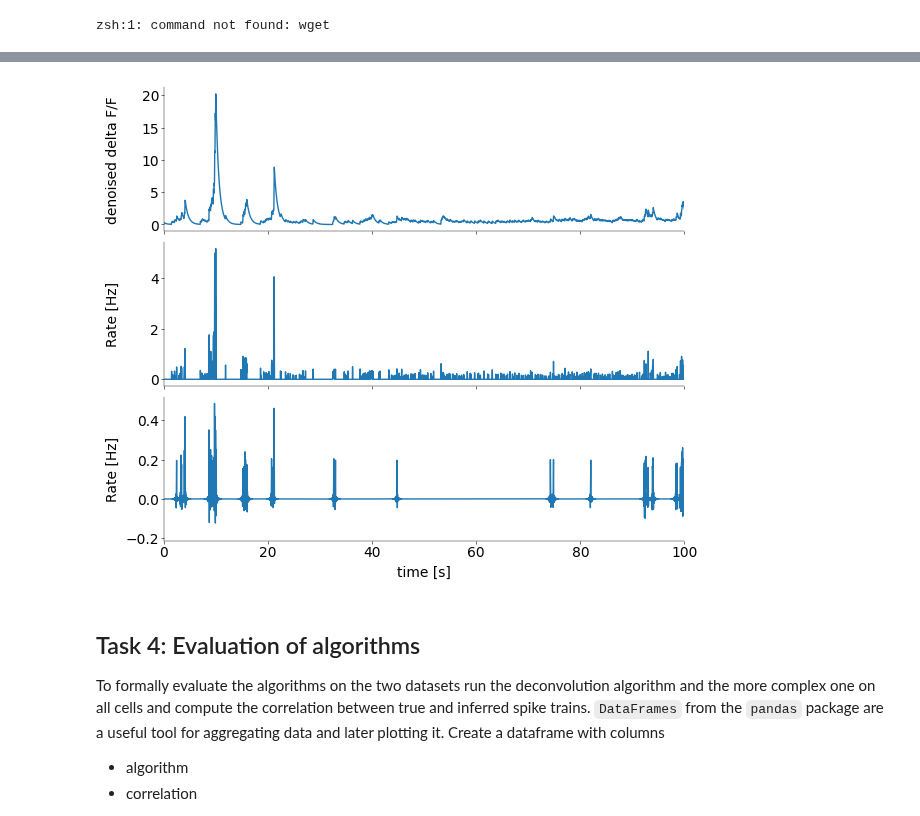
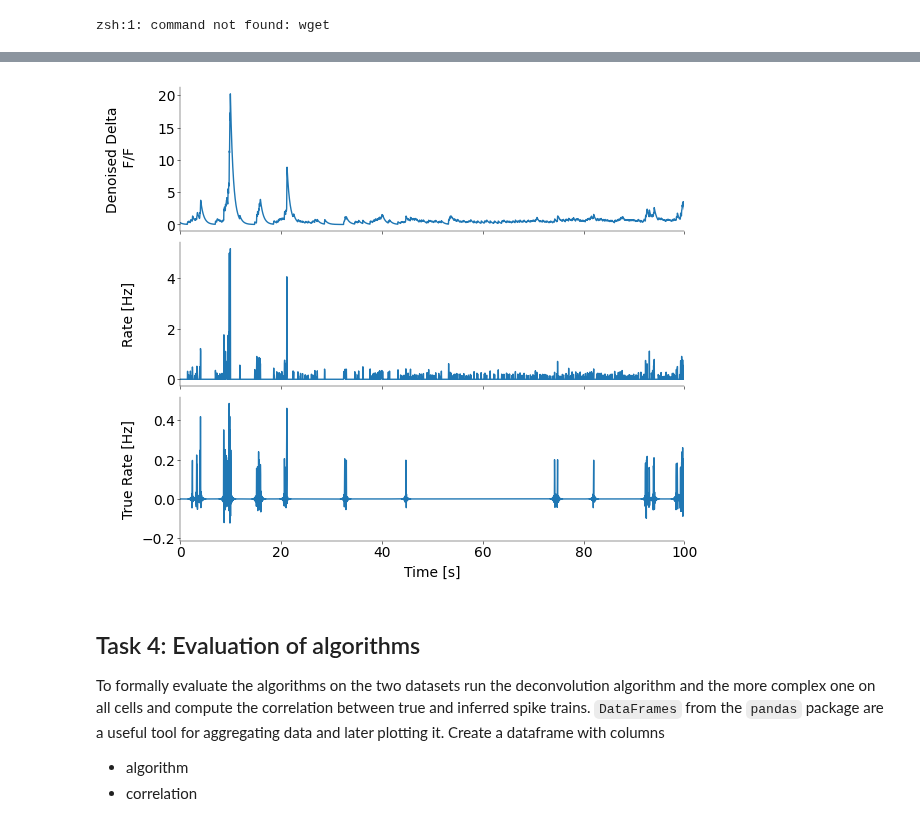
Before and after one commit to weygoldt/neuraldatascience, a Jupyter notebook: notebooks/CodingLab3_Root_Wendt_Weygoldt.ipynb, the cells around one changed output, grey strips where cells are left out. Drawn from its saved outputs; the diff is of its cells as text; code cells hidden in the pictures.

```diff
--- a/notebooks/CodingLab3_Root_Wendt_Weygoldt.ipynb
+++ b/notebooks/CodingLab3_Root_Wendt_Weygoldt.ipynb
@@ -346,24 +344,24 @@ c, s, b, g, lam = oasis.functions.deconvolve(calcium_gcamp_cell_dec)
 # %%
 fig, axs = plt.subplots(
     3,
     1,
     figsize=(6, 5),
     height_ratios=[1, 1, 1],
     gridspec_kw=dict(hspace=0),
     sharex=True,
 )
 
 axs[0].plot(time_gcamp_dec, c, label="gcamp_oasis")
 axs[1].plot(time_gcamp_dec, s, label="spike_oasis")
 axs[2].plot(time_gcamp_dec, spike_gcamp_cell_dec, label="gcamp spike")
-axs[2].set_xlabel("time [s]")
-axs[0].set_ylabel("denoised delta F/F")
+axs[2].set_xlabel("Time [s]")
+axs[0].set_ylabel("Denoised Delta\n F/F")
 axs[1].set_ylabel("Rate [Hz]")
-axs[2].set_ylabel("Rate [Hz]")
+axs[2].set_ylabel("True Rate [Hz]")
 axs[2].set_xlim(0, 100)
 fig.align_labels()
 # %% [output]
-[figure, old version]
+[figure, new version]
 # %% [markdown]
 ## Task 4: Evaluation of algorithms
 
```
Also changed, not shown: parts of 6 cells of this notebook, 1 other file.
